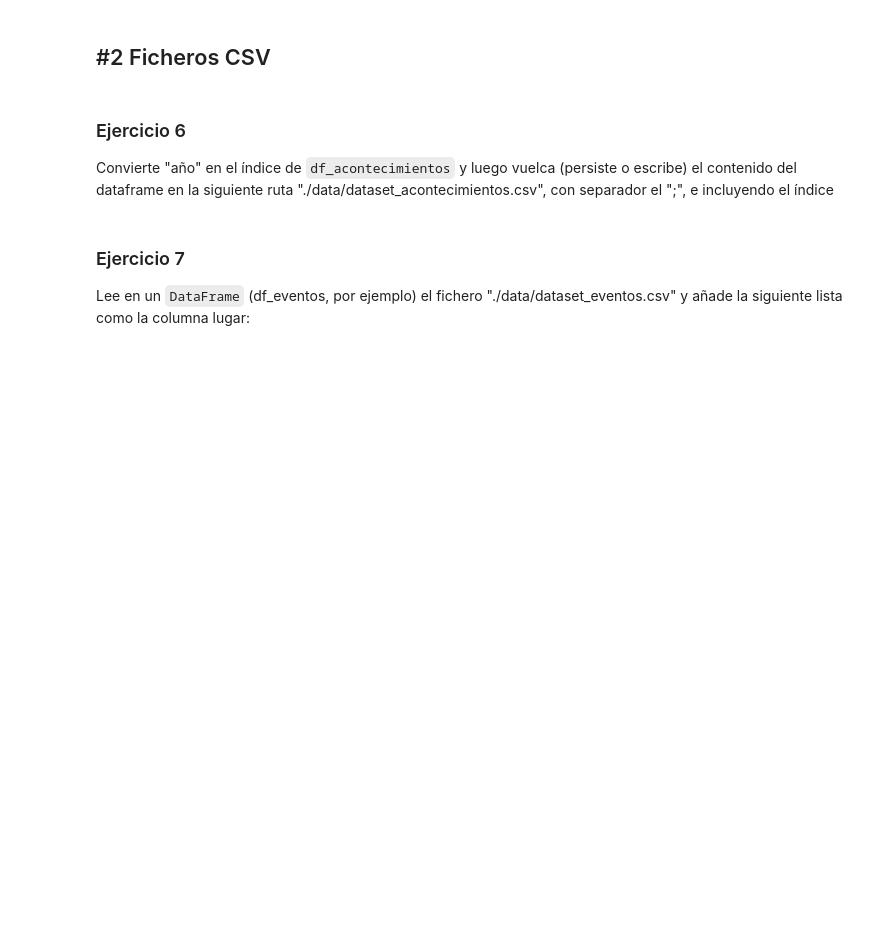
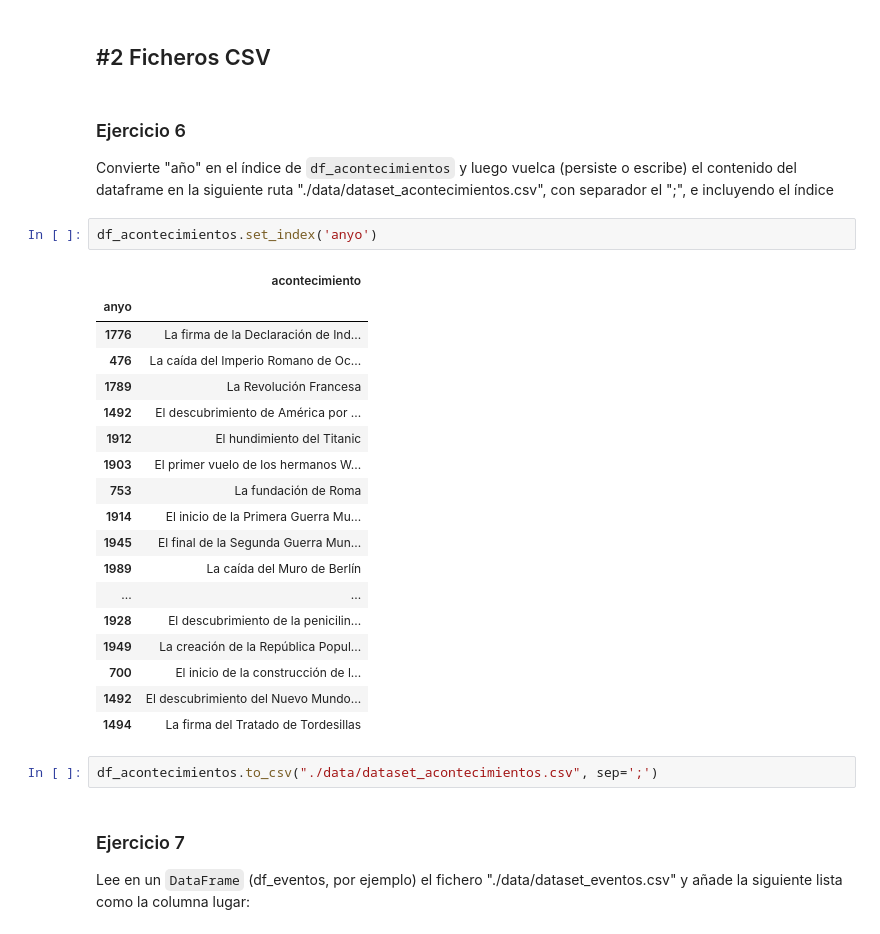
Before and after one commit to mailliwJ/ONLINE_DS_THEBRIDGE_exercises, a Jupyter notebook: 03_Analisis_de_Datos/Sprint_05/Unidad_02/Ejercicios_Workout/08_Ejercicio_Formato_Tabular.ipynb, the cells around one changed output. Cells and saved outputs as stored; diff of their text form; blank space fills up the shorter version.

```diff
--- a/03_Analisis_de_Datos/Sprint_05/Unidad_02/Ejercicios_Workout/08_Ejercicio_Formato_Tabular.ipynb
+++ b/03_Analisis_de_Datos/Sprint_05/Unidad_02/Ejercicios_Workout/08_Ejercicio_Formato_Tabular.ipynb
@@ -91,6 +154,29 @@ df_acontecimientos
 ### Ejercicio 6
 
 Convierte "año" en el índice de `df_acontecimientos` y luego vuelca (persiste o escribe) el contenido del dataframe en la siguiente ruta "./data/dataset_acontecimientos.csv", con separador el ";", e incluyendo el índice
+# %%
+df_acontecimientos.set_index('anyo')
+# %% [output]
+|  | acontecimiento |
+| anyo |  |
+| 1776 | La firma de la Declaración de Ind... |
+| 476 | La caída del Imperio Romano de Oc... |
+| 1789 | La Revolución Francesa |
+| 1492 | El descubrimiento de América por ... |
+| 1912 | El hundimiento del Titanic |
+| 1903 | El primer vuelo de los hermanos W... |
+| 753 | La fundación de Roma |
+| 1914 | El inicio de la Primera Guerra Mu... |
+| 1945 | El final de la Segunda Guerra Mun... |
+| 1989 | La caída del Muro de Berlín |
+| ... | ... |
+| 1928 | El descubrimiento de la penicilin... |
+| 1949 | La creación de la República Popul... |
+| 700 | El inicio de la construcción de l... |
+| 1492 | El descubrimiento del Nuevo Mundo... |
+| 1494 | La firma del Tratado de Tordesillas |
+# %%
+df_acontecimientos.to_csv("./data/dataset_acontecimientos.csv", sep=';')
 # %% [markdown]
 ### Ejercicio 7
 
```
Also changed, not shown: parts of 15 cells of this notebook, 8 other files.
